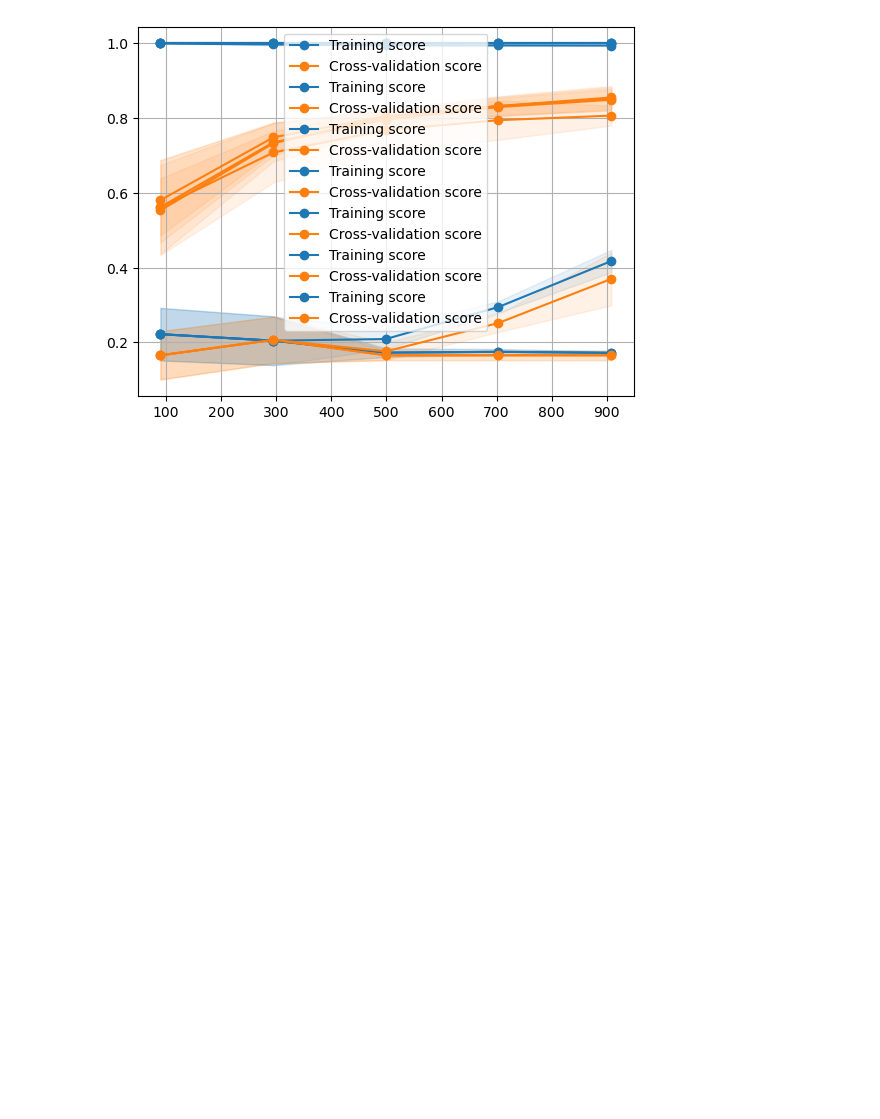
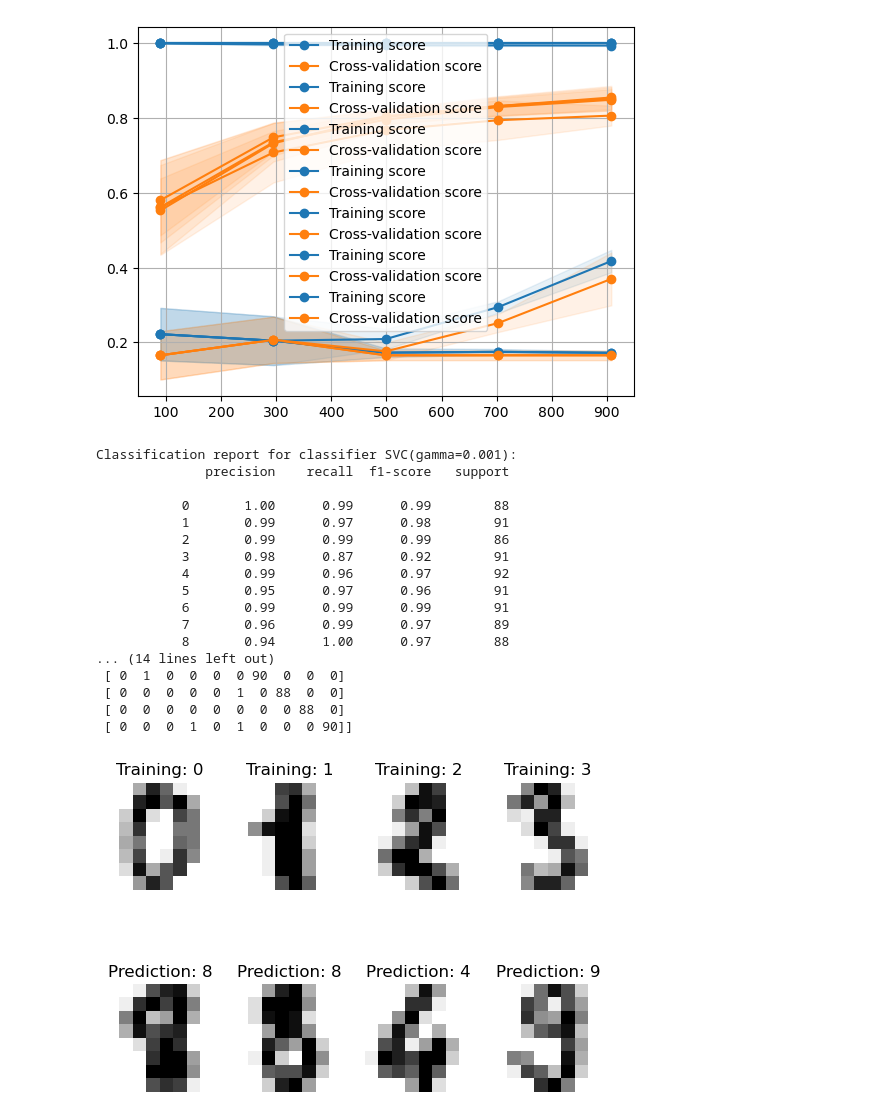
Before and after one commit to iwantagf/ML-LinhNV-Training, a Jupyter notebook: EX7/practice/svm.ipynb, the cells around one changed output. Saved outputs shown, nothing was run; the diff lists cells and outputs as text; code cells hidden in the pictures; blank space fills up the shorter version.

```diff
--- a/EX7/practice/svm.ipynb
+++ b/EX7/practice/svm.ipynb
@@ -146,3 +146,54 @@ for i, C in enumerate(list_C):
     plot_learning_curve(text_clf, title + " (C={})".format(C), data_preprocessed, data_train.target, cv=ShuffleSplit(n_splits=5, test_size=0.2, random_state=0))
 # %% [output]
 [figure]
+# %%
+import matplotlib.pyplot as plt
+
+from sklearn import datasets, svm, metrics
+
+digits = datasets.load_digits()
+
+images_and_labels = list(zip(digits.images, digits.target))
+for index, (image, label) in enumerate(images_and_labels[:4]):
+    plt.subplot(2, 4, index + 1)
+    plt.axis('off')
+    plt.imshow(image, cmap=plt.cm.gray_r, interpolation='nearest')
+    plt.title('Training: %i' % label)
+
+n_samples = len(digits.images)
+data = digits.images.reshape((n_samples, -1))
+classifier = svm.SVC(gamma=0.001)
+X_train, X_test, y_train, y_test = train_test_split(data, digits.target, test_size=0.5, shuffle=False)
+classifier.fit(X_train, y_train)
+expected = y_test
+predicted = classifier.predict(X_test)
+print("Classification report for classifier %s:\n%s\n"
+      % (classifier, metrics.classification_report(expected, predicted)))
+print("Confusion matrix:\n%s" % metrics.confusion_matrix(expected, predicted))
+images_and_predictions = list(zip(digits.images[n_samples // 2:], predicted))
+for index, (image, prediction) in enumerate(images_and_predictions[:4]):
+    plt.subplot(2, 4, index + 5)
+    plt.axis('off')
+    plt.imshow(image, cmap=plt.cm.gray_r, interpolation='nearest')
+    plt.title('Prediction: %i' % prediction)
+
+plt.show()
+# %% [output]
+Classification report for classifier SVC(gamma=0.001):
+              precision    recall  f1-score   support
+
+           0       1.00      0.99      0.99        88
+           1       0.99      0.97      0.98        91
+           2       0.99      0.99      0.99        86
+           3       0.98      0.87      0.92        91
+           4       0.99      0.96      0.97        92
+           5       0.95      0.97      0.96        91
+           6       0.99      0.99      0.99        91
+           7       0.96      0.99      0.97        89
+           8       0.94      1.00      0.97        88
+... (14 lines left out)
+ [ 0  1  0  0  0  0 90  0  0  0]
+ [ 0  0  0  0  0  1  0 88  0  0]
+ [ 0  0  0  0  0  0  0  0 88  0]
+ [ 0  0  0  1  0  1  0  0  0 90]]
+[figure, added]
```
